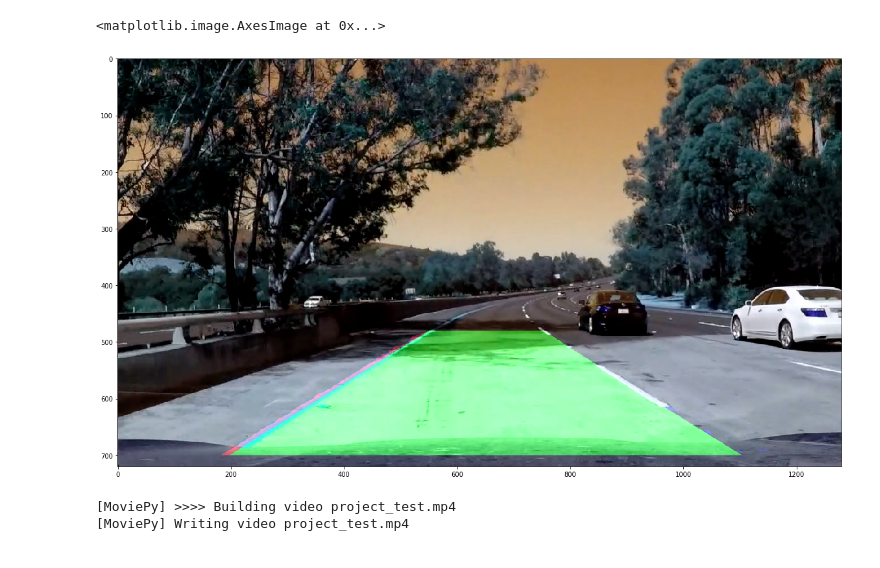
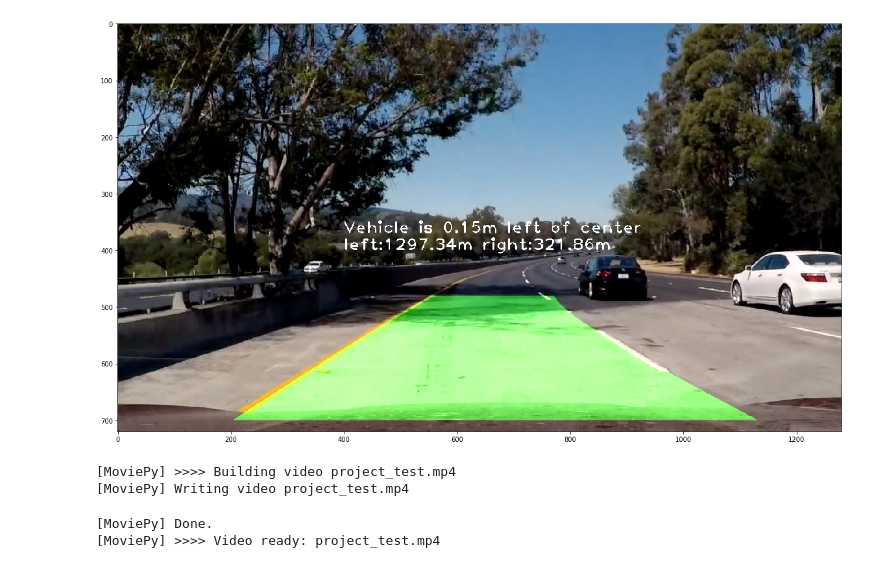
Before and after one commit to Bovey0809/CarND-Advanced-Lane-Lines, a Jupyter notebook: pipeline.ipynb, the cells around one changed output. Cells and saved outputs as stored; diff of their text form; code cells hidden in the pictures.

```diff
--- a/pipeline.ipynb
+++ b/pipeline.ipynb
@@ -115,32 +14,50 @@ Automatic pdb calling has been turned ON
 # %%
+first_image = True
 def pipeline(img):
     original_img = img
     img = cv2.warpPerspective(cv2.undistort(img, cmt, diss), M, (1280, 720))
     img = threshold(img)
-    img, x1, x2 = fit_polynomial(img)
-    pts_left = np.array([np.transpose(np.vstack(x1))])
-    pts_right = np.array([np.flipud(np.transpose(np.vstack(x2)))])
+    global first_image
+    if first_image:
+        left_fit, right_fit = find_lane_pixels(img)
+        fist_image = False
+    leftx, rightx, ploty = search_around_poly(img, left_fit, right_fit)
+
+    warp_zero = np.zeros_like(img).astype(np.uint8)
+    color_warp = np.dstack((warp_zero, warp_zero, warp_zero))
+    pts_left = np.array([np.transpose(np.vstack([leftx, ploty]))])
+    pts_right = np.array([np.flipud(np.transpose(np.vstack([rightx, ploty])))])
     pts = np.hstack((pts_left, pts_right))
 
     # Draw the lane onto the warped blank image
-    cv2.fillPoly(img, np.int_([pts]), (0,255, 0))
-    # img = conv(img)
-    img = cv2.warpPerspective(img, Minv, (1280, 720))
-    img = cv2.addWeighted(original_img, 1, img.astype(np.uint8), 0.5, 0)
+    cv2.fillPoly(color_warp, np.int_([pts]), (0,255, 0))
+    newwarp = cv2.warpPerspective(color_warp, Minv, (1280, 720))
+    img = cv2.addWeighted(original_img, 1, newwarp, 0.5, 0)
+
+    left_c, right_c, distance = measure_curvature_real(ploty, leftx, rightx)
+    cv2.putText(img, "left:{:.2f}m right:{:.2f}m".format(left_c, right_c),
+               (400, 400), 1, 2, (255, 255, 255), 2)
+    if distance < 0:
+        cv2.putText(img, "Vehicle is {:.2f}m left of center".format(abs(distance)), (400, 370), 1, 2, (255, 255, 255), 2)
+    else:
+        cv2.putText(img, "Vehicle is {:.2f}m right of center".format(distance), (400, 370), 1, 2, (255, 255, 255), 2)
     return img
 plt.figure(figsize=(20, 20))
-plt.imshow(pipeline(cv2.imread('./test_images/test5.jpg')))
+plt.imshow(cv2.cvtColor(pipeline(cv2.imread('./test_images/test5.jpg')), cv2.COLOR_BGR2RGB))
+plt.savefig('distance.jpg', bbox_inches='tight')
 # %% [output]
-<matplotlib.image.AxesImage at 0x...>
-[figure, old version]
+[figure, new version]
 # %%
+fist_image = True
 project_video = './project_video.mp4'
 clip = VideoFileClip(project_video)
 white_clip = clip.fl_image(image_func=pipeline)
-white_clip.write_videofile('project_test.mp4', audio=False)
+white_clip.write_videofile('project_test.mp4', audio=False, preset='ultrafast')
 # %% [output]
 [MoviePy] >>>> Building video project_test.mp4
 [MoviePy] Writing video project_test.mp4
+[MoviePy] Done.
+[MoviePy] >>>> Video ready: project_test.mp4
 # %%
 HTML("""
 <video width="960" height="540" controls>
```
Also changed, not shown: parts of 9 cells of this notebook, 14 other files.
